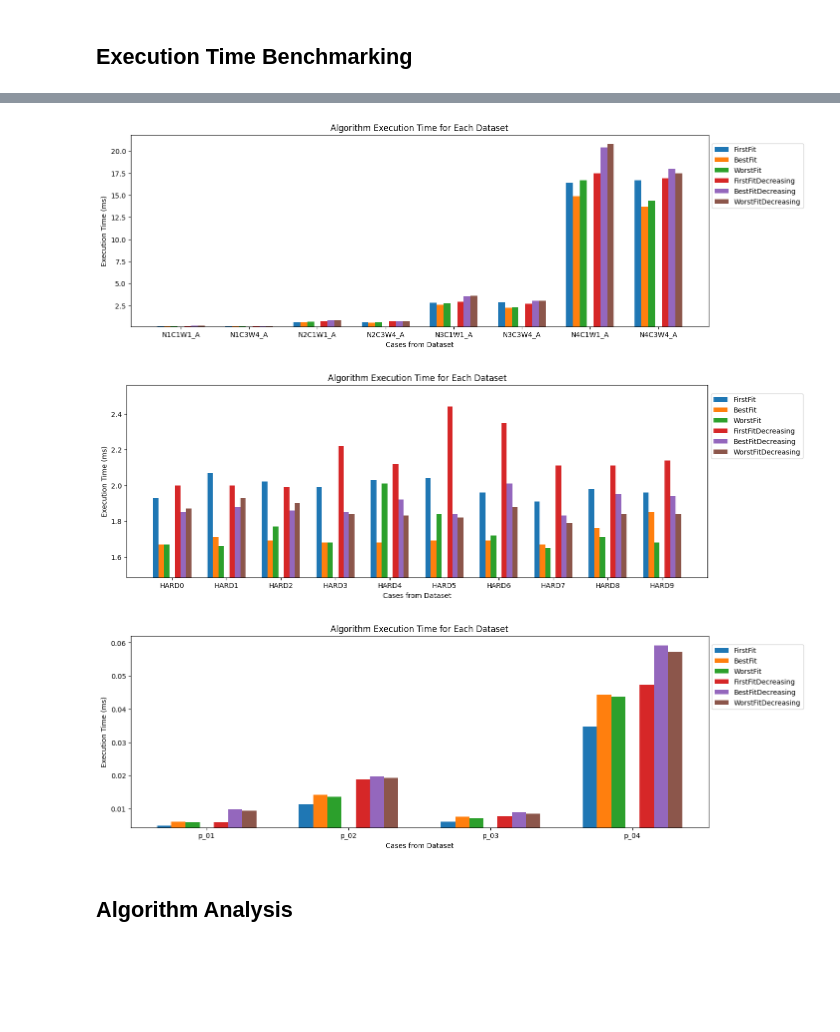
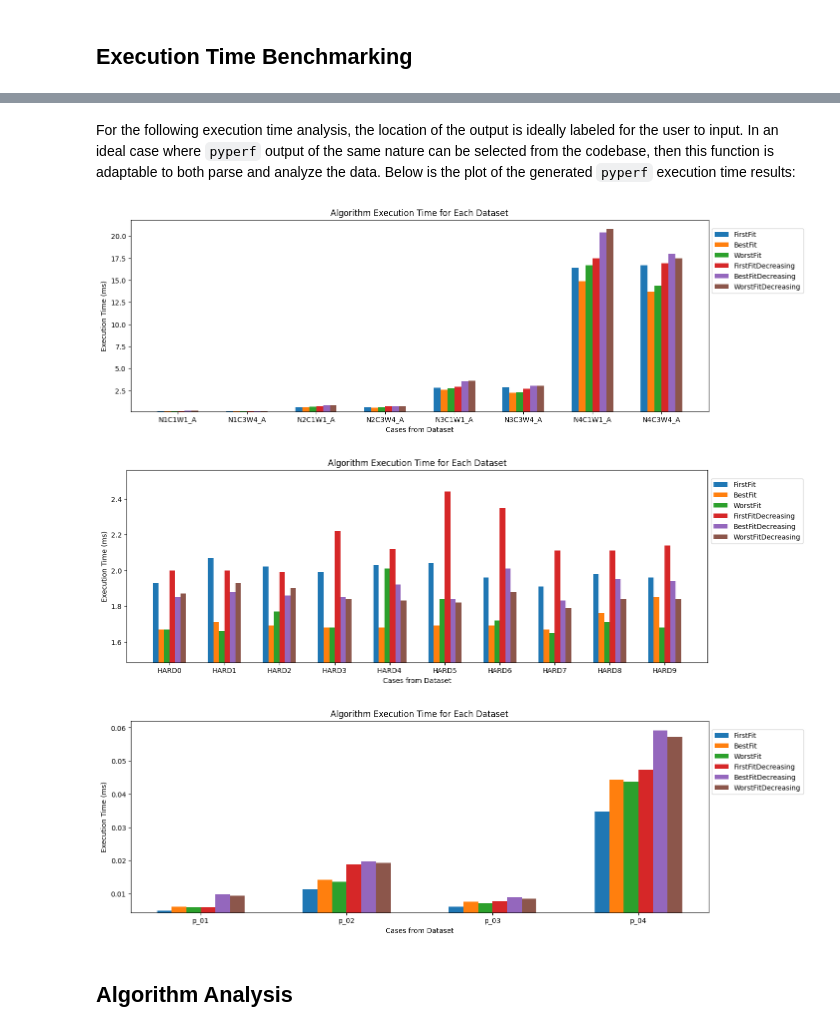
Before and after one commit to arvindshastri/binpacking, a Jupyter notebook: report.ipynb, the cells around one changed output, grey strips where cells are left out. Cells and saved outputs as stored; diff of their text form; code cells hidden in the pictures; blank space fills up the shorter version.

```diff
--- a/report.ipynb
+++ b/report.ipynb
@@ -165,7 +183,5 @@ listOfBinppCases = [
     './_datasets/binpp/N4C3W4/N4C3W4_A.BPP.txt'
 ]
 
-binppHardCases = './_datasets/binpp-hard'
-jburkardtCases = './_datasets/jburkardt'
-listOfBinppHardCases = list_case_files(binppHardCases)
-listOfJburkardtCases = list_case_files(jburkardtCases)
+listOfBinppHardCases = list_case_files('./_datasets/binpp-hard')
+listOfJburkardtCases = list_case_files('./_datasets/jburkardt')
@@ -176,24 +192,22 @@ listOfJburkardtCases = list_case_files(jburkardtCases)
+# %% [markdown]
+For the following execution time analysis, the location of the output is ideally labeled for the user to input. In an ideal case where `pyperf` output of the same nature can be selected from the codebase, then this function is adaptable to both parse and analyze the data. Below is the plot of the generated `pyperf` execution time results:
 # %%
-from plotter import Plotter
-from helpers import getListCaseNames, getListBasenames
+from plotter import ExecTimePlot
 from executionTimeAnalysis import executionTimeOutput
 
 output = './output.csv'
 
-a, b, c = executionTimeOutput(output, listOfBinppCases, listOfBinppHardCases, listOfJburkardtCases)
+binppTimePlot, binppHardTimePlot, jburkardtTimePlot = \
+executionTimeOutput(output, listOfBinppCases, listOfBinppHardCases, listOfJburkardtCases)
 
-caseNameList1 = getListCaseNames(listOfBinppCases, BinppReader)
-caseNameList2 = getListCaseNames(listOfBinppHardCases, BinppReader)
-caseNameList3 = getListCaseNames(listOfJburkardtCases, JburkardtReader)
-
-plot = Plotter()
-plot.execTimePlot(a, caseNameList1)
-plot.execTimePlot(b, caseNameList2)
-plot.execTimePlot(c, caseNameList3)
+plot = ExecTimePlot()
+plot.plot(binppTimePlot, listOfBinppCases, BinppReader)
+plot.plot(binppHardTimePlot, listOfBinppHardCases, BinppReader)
+plot.plot(jburkardtTimePlot, listOfJburkardtCases, JburkardtReader)
 # %% [output]
-[figure, old version]
+[figure, new version]
-[figure, old version]
+[figure, new version]
-[figure, old version]
+[figure, new version]
 # %% [markdown]
 ## Algorithm Analysis
 # %% [markdown]
```
Also changed, not shown: parts of 79 cells of this notebook, 2 other files.
